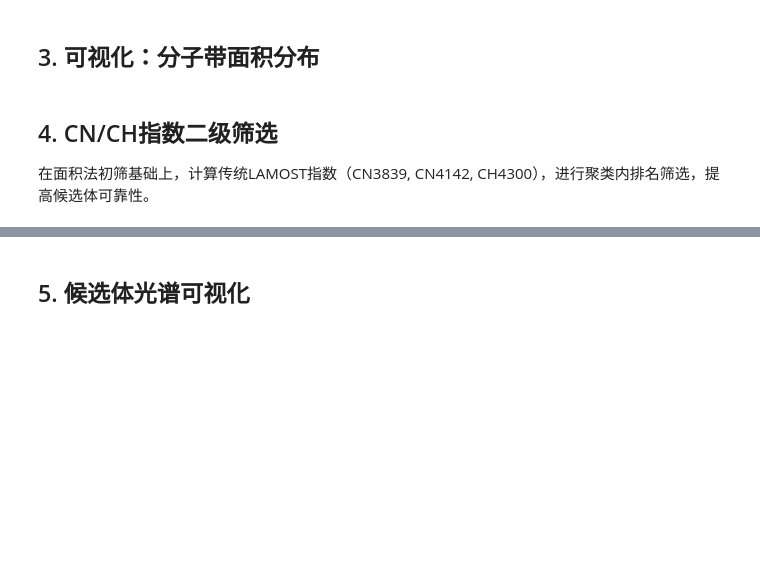
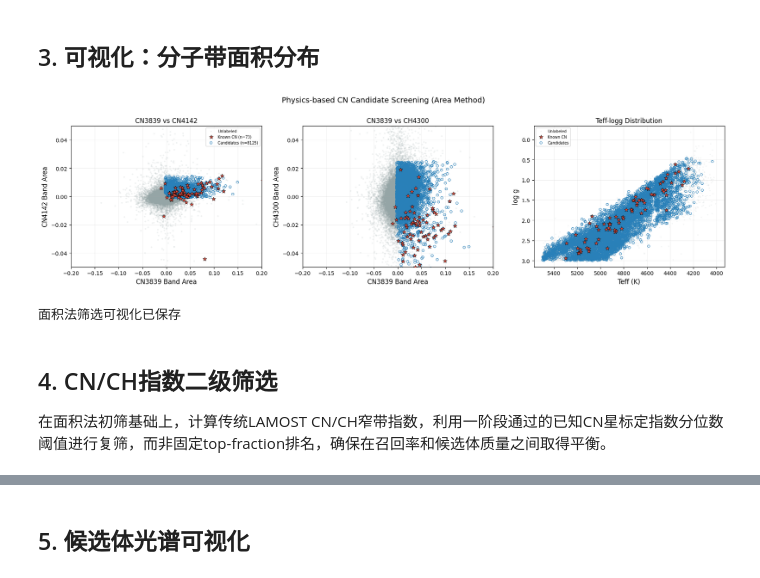
Before and after one commit to Qiqi532/Lamost-CNstar, a Jupyter notebook: PhaseSummary/01_T_physics/T_physics.ipynb, the cells around one changed output, grey strips where cells are left out. Saved outputs shown, nothing was run; the diff lists cells and outputs as text; code cells hidden in the pictures; blank space fills up the shorter version.

```diff
--- a/PhaseSummary/01_T_physics/T_physics.ipynb
+++ b/PhaseSummary/01_T_physics/T_physics.ipynb
@@ -324,6 +384,8 @@ axes[0].scatter(vis.loc[m_cand, 'area_CN3839'], vis.loc[m_cand, 'area_CN4142'],
 axes[0].set_xlabel('CN3839 Band Area')
 
 axes[0].set_ylabel('CN4142 Band Area')
+axes[0].set_xlim(-0.2, 0.2)
+axes[0].set_ylim(-0.05, 0.05)
 
 axes[0].set_title('CN3839 vs CN4142')
 
@@ -350,6 +412,9 @@ axes[1].scatter(vis.loc[m_cand, 'area_CN3839'], vis.loc[m_cand, 'area_CH4300'],
 axes[1].set_xlabel('CN3839 Band Area')
 
 axes[1].set_ylabel('CH4300 Band Area')
+axes[1].set_xlim(-0.2, 0.2)
+axes[1].set_ylim(-0.05, 0.05)
+
 
 axes[1].set_title('CN3839 vs CH4300')
 
@@ -373,37 +438,40 @@ axes[2].scatter(vis.loc[m_cand, 'teff'], vis.loc[m_cand, 'logg'],
 
                 s=18, facecolors='none', edgecolors='#2980b9', linewidth=0.8,
 
                 label='Candidates', zorder=2)
 
 axes[2].set_xlabel('Teff (K)')
 
 axes[2].set_ylabel('log g')
 
 axes[2].set_title('Teff-logg Distribution')
 
 axes[2].invert_xaxis()
 
 axes[2].invert_yaxis()
 
 axes[2].legend(fontsize=7)
 
 axes[2].grid(alpha=0.2)
 
 
 
 plt.suptitle('Physics-based CN Candidate Screening (Area Method)', fontsize=14, y=1.01)
 
 plt.tight_layout()
 
 plt.savefig(_PROJECT_ROOT / 'PhaseSummary/01_T_physics/area_screening.png', dpi=150, bbox_inches='tight')
 
 plt.show()
 
 print("面积法筛选可视化已保存")
+# %% [output]
+[figure, added]
+面积法筛选可视化已保存
 # %% [markdown]
 ## 4. CN/CH指数二级筛选
 
 
 
-在面积法初筛基础上，计算传统LAMOST指数（CN3839, CN4142, CH4300），进行聚类内排名筛选，提高候选体可靠性。
+在面积法初筛基础上，计算传统LAMOST CN/CH窄带指数，利用一阶段通过的已知CN星标定指数分位数阈值进行复筛，而非固定top-fraction排名，确保在召回率和候选体质量之间取得平衡。
 # %%
```
Also changed, not shown: parts of 10 cells of this notebook, 3 other files.
